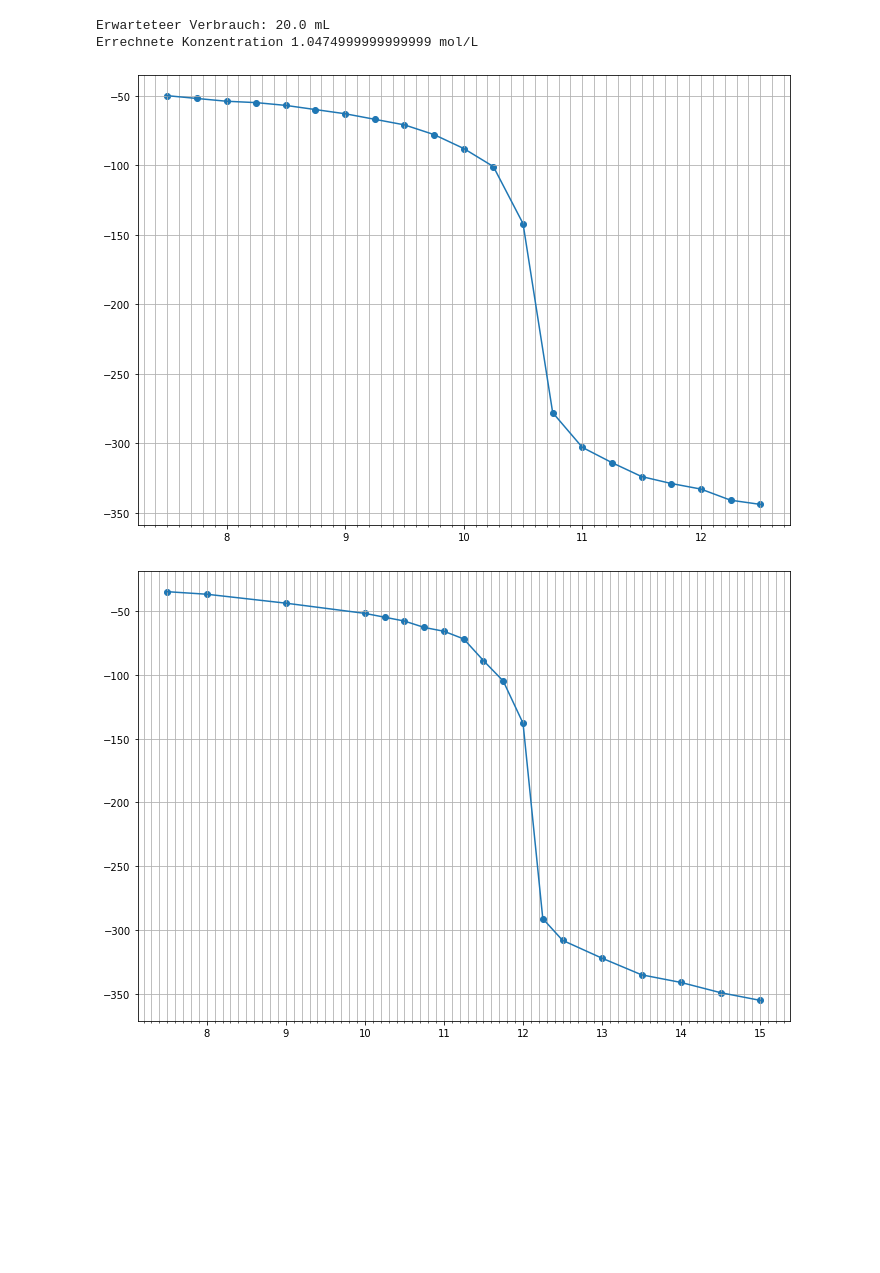
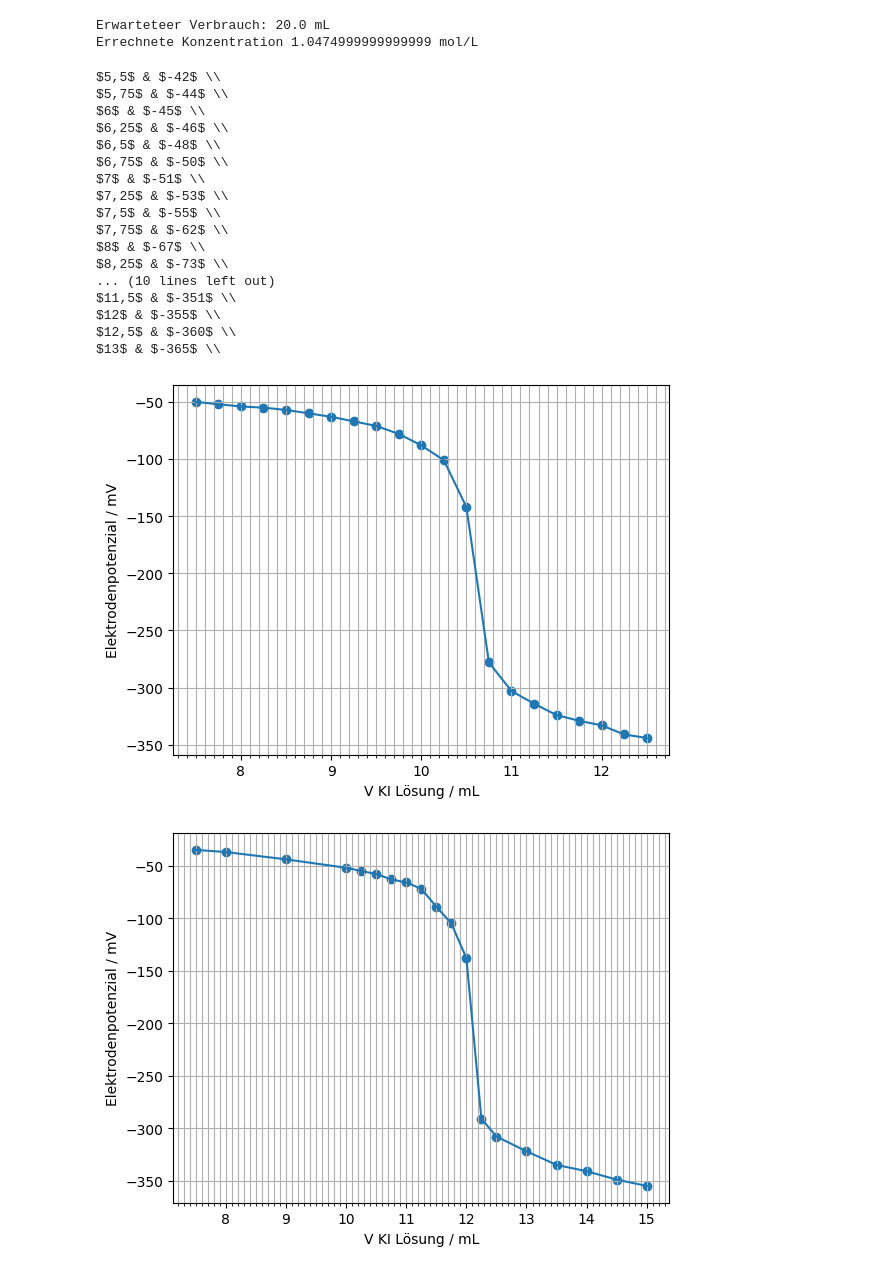
Before and after one commit to Rankenstein678/PC_Praktikum_1, a Jupyter notebook: P2.ipynb, the cells around one changed output. Saved outputs shown, nothing was run; the diff lists cells and outputs as text; code cells hidden in the pictures; blank space fills up the shorter version.

```diff
--- a/P2.ipynb
+++ b/P2.ipynb
@@ -100,38 +100,67 @@ d3 = {
     9.5:288,
     9.75:308,
     10:317,
     10.25:324,
     10.5:331,
     11:344,
     11.5:351,
     12:355,
     12.5:360,
     13:365,
 }
 
 
-fig, ax = plt.subplots(figsize=(11.69,8.27))
+fig, ax = plt.subplots()
 ax.xaxis.set_major_locator(ticker.MultipleLocator(1))
 ax.xaxis.set_minor_locator(ticker.MultipleLocator(0.1))
 ax.scatter(list(d1.keys()), [-abs(x) for x in d1.values()])
 ax.plot(list(d1.keys()), [-abs(x) for x in d1.values()])
 ax.grid(which='both')
-fig.savefig("d1.pdf")
-fig, ax = plt.subplots(figsize=(11.69,8.27))
+ax.set_xlabel("V KI Lösung / mL")
+ax.set_ylabel("Elektrodenpotenzial / mV")
+fig.savefig("d1.png",transparent=True)
+fig, ax = plt.subplots()
 ax.xaxis.set_major_locator(ticker.MultipleLocator(1))
 ax.xaxis.set_minor_locator(ticker.MultipleLocator(0.1))
 ax.scatter(list(d2.keys()), [-abs(x) for x in d2.values()])
 ax.plot(list(d2.keys()), [-abs(x) for x in d2.values()])
 ax.grid(which='both')
-fig.savefig("d2.pdf")
+ax.set_xlabel("V KI Lösung / mL")
+ax.set_ylabel("Elektrodenpotenzial / mV")
+fig.savefig("d2.png",transparent=True)
 
-fig, ax = plt.subplots(figsize=(11.69,8.27))
+fig, ax = plt.subplots()
 ax.xaxis.set_major_locator(ticker.MultipleLocator(1))
 ax.xaxis.set_minor_locator(ticker.MultipleLocator(0.1))
 ax.scatter(list(d3.keys()), [-abs(x) for x in d3.values()])
 ax.plot(list(d3.keys()), [-abs(x) for x in d3.values()])
 ax.grid(which='both')
-fig.savefig("d3.pdf")
+ax.set_xlabel("V KI Lösung / mL")
+ax.set_ylabel("Elektrodenpotenzial / mV")
+fig.savefig("d3.png",transparent=True)
+
+k = list(d3.keys())
+v = list(d3.values())
+
+for i in range(len(k)):
+    print("$"+str(k[i]).replace(".",",") + "$ & $" + str(-abs(v[i])).replace(".",",")+r"$ \\")
 # %% [output]
+$5,5$ & $-42$ \\
+$5,75$ & $-44$ \\
+$6$ & $-45$ \\
+$6,25$ & $-46$ \\
+$6,5$ & $-48$ \\
+$6,75$ & $-50$ \\
+$7$ & $-51$ \\
+$7,25$ & $-53$ \\
+$7,5$ & $-55$ \\
+$7,75$ & $-62$ \\
+$8$ & $-67$ \\
+$8,25$ & $-73$ \\
+... (10 lines left out)
+$11,5$ & $-351$ \\
+$12$ & $-355$ \\
+$12,5$ & $-360$ \\
+$13$ & $-365$ \\
-[figure, old version]
+[figure, new version]
-[figure, old version]
+[figure, new version]
```
Also changed, not shown: parts of 3 cells of this notebook, 6 other files.
